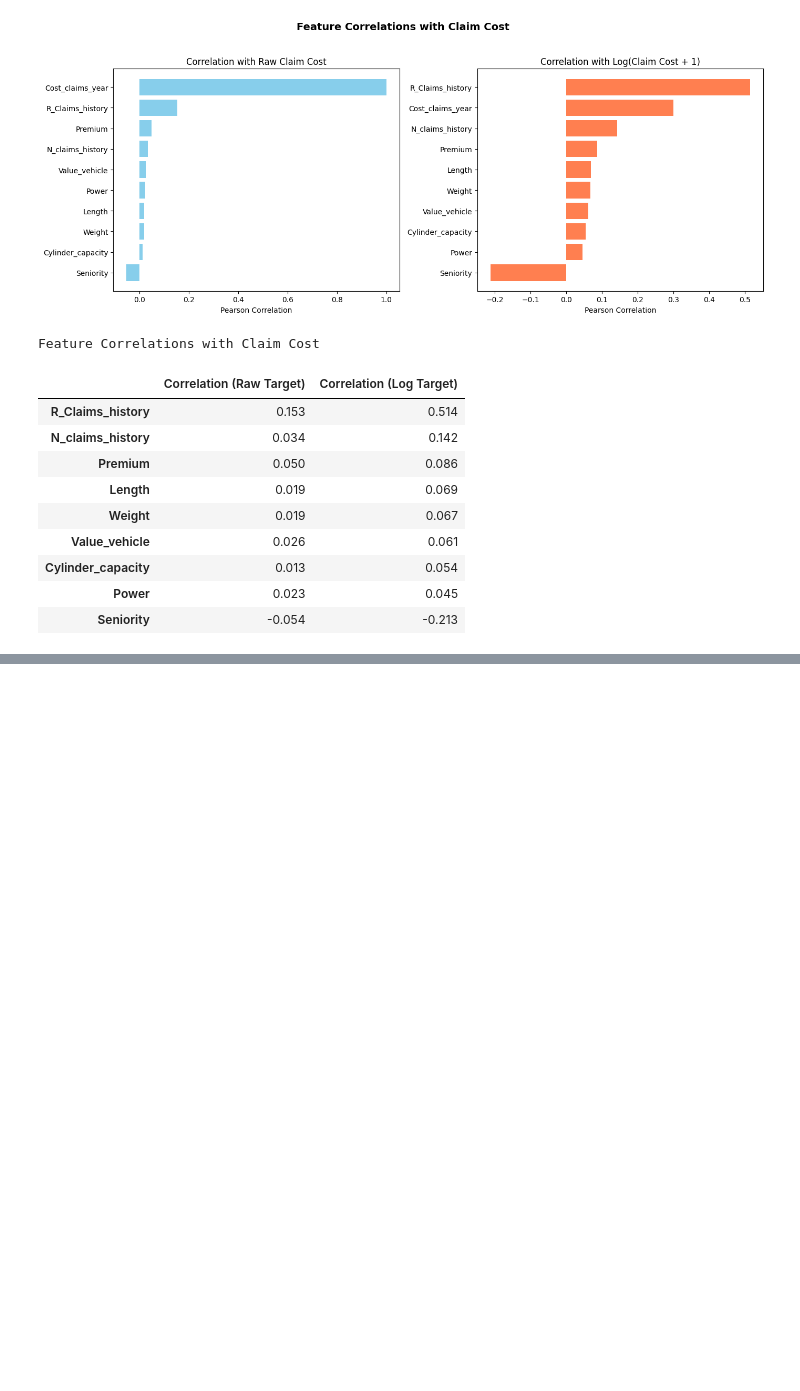
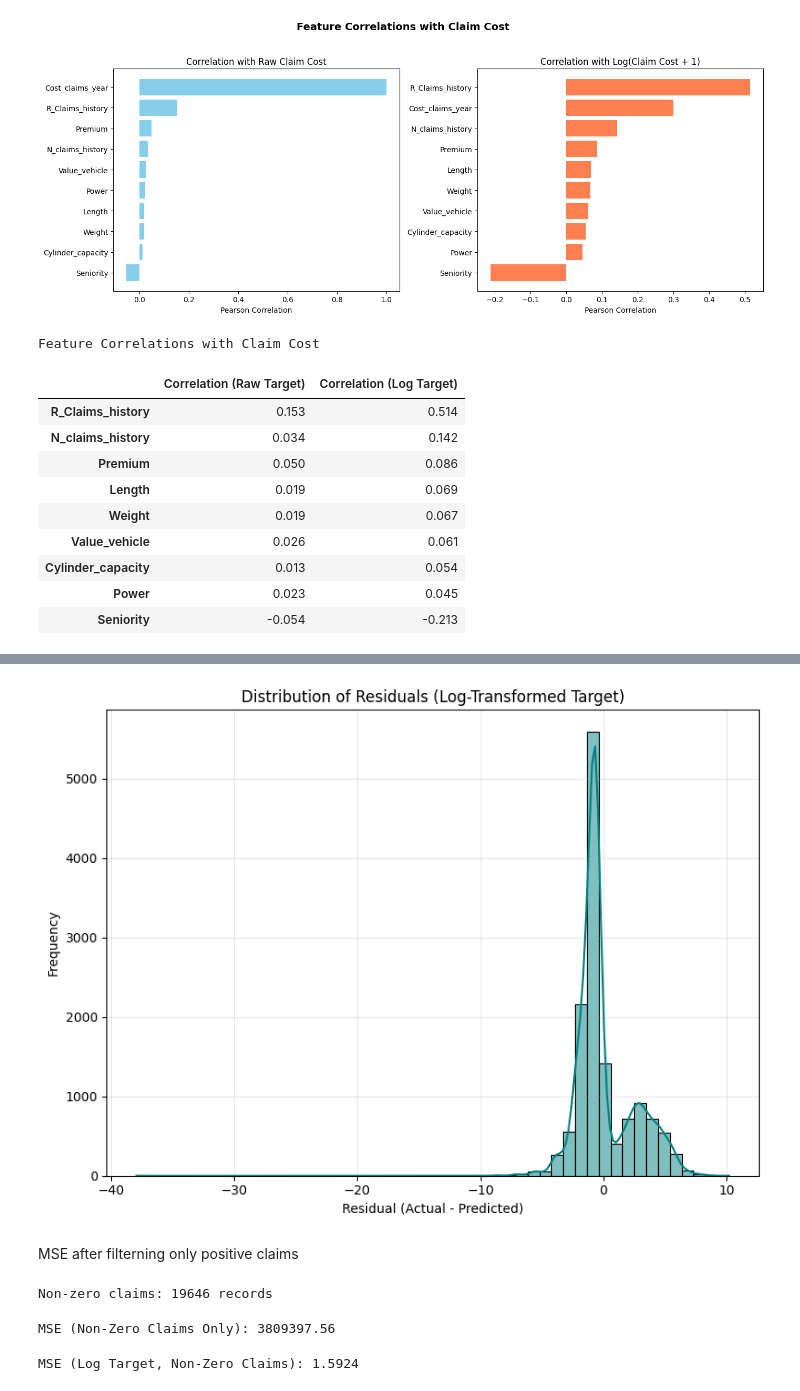
Before and after one commit to VishalLakshmiNarayanan/Tail-Risk-Analysis, a Jupyter notebook: TailRisk_Analysis.ipynb, the cells around one changed output, grey strips where cells are left out. Drawn from its saved outputs; the diff is of its cells as text; code cells hidden in the pictures; blank space fills up the shorter version.

```diff
--- a/TailRisk_Analysis.ipynb
+++ b/TailRisk_Analysis.ipynb
@@ -139,0 +204,20 @@ Feature Correlations with Claim Cost
+# %%
+residuals = y_test_log - y_pred_log
+
+plt.figure(figsize=(8,6))
+sns.histplot(residuals, bins=50, kde=True, color="teal")
+plt.title("Distribution of Residuals (Log-Transformed Target)")
+plt.xlabel("Residual (Actual - Predicted)")
+plt.ylabel("Frequency")
+plt.grid(alpha=0.3)
+plt.tight_layout()
+plt.show()
+# %% [output]
+[figure, added]
+# %% [markdown]
+MSE after filterning only positive claims
+# %%
+nonzero_data = filter_file[filter_file['Cost_claims_year'] > 0]
+print(f"Non-zero claims: {len(nonzero_data)} records")
+# %% [output]
+Non-zero claims: 19646 records
@@ -139,0 +229,21 @@ Feature Correlations with Claim Cost
+# %%
+model_nz = LinearRegression()
+model_nz.fit(X_train_nz, y_train_nz)
+y_pred_nz = model_nz.predict(X_test_nz)
+
+mse_nz = mean_squared_error(y_test_nz, y_pred_nz)
+print(f"MSE (Non-Zero Claims Only): {mse_nz:.2f}")
+# %% [output]
+MSE (Non-Zero Claims Only): 3809397.56
+# %%
+y_log_nz = np.log1p(y_nz)
+X_train_nz, X_test_nz, y_train_log_nz, y_test_log_nz = train_test_split(X_nz, y_log_nz, test_size=0.2, random_state=42)
+
+model_log_nz = LinearRegression()
+model_log_nz.fit(X_train_nz, y_train_log_nz)
+y_pred_log_nz = model_log_nz.predict(X_test_nz)
+
+mse_log_nz = mean_squared_error(y_test_log_nz, y_pred_log_nz)
+print(f"MSE (Log Target, Non-Zero Claims): {mse_log_nz:.4f}")
+# %% [output]
+MSE (Log Target, Non-Zero Claims): 1.5924
```
Also changed, not shown: parts of 12 cells of this notebook, 2 other files.
